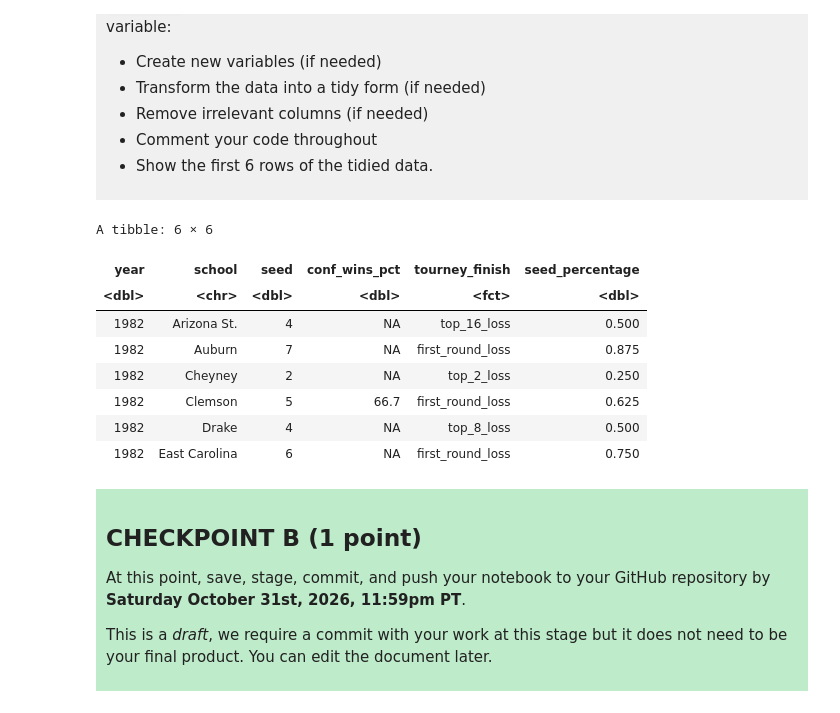
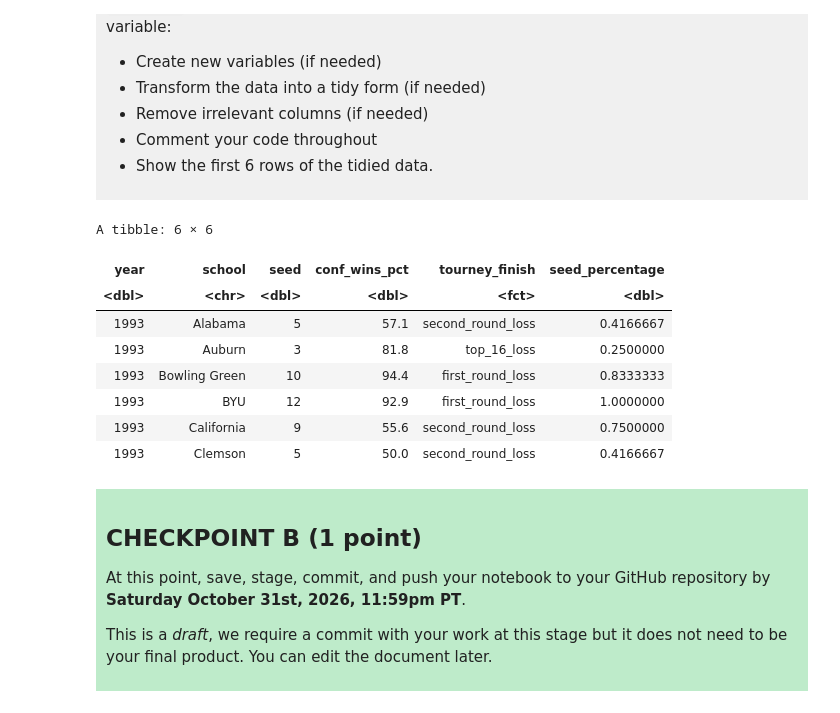
Before and after one commit to tarynluu/dsci-100-project-taryn-lu, a Jupyter notebook: dsci-100-project-notebook.ipynb, the cells around one changed output. Saved outputs shown, nothing was run; the diff lists cells and outputs as text; code cells hidden in the pictures.

Commit message:
Revised research question and data tidying accordingly

```diff
--- a/dsci-100-project-notebook.ipynb
+++ b/dsci-100-project-notebook.ipynb
@@ -223,34 +227,43 @@ Produce a tidy data set that could be used to answer your research question usin
 
 </div>
 # %%
+# this is for the ORIGINAL research question without removing missing values
+
 data_tidy <- data |>
 # remove irrelevant columns
     select(year, school, seed, conf_wins_pct, tourney_finish) |>
 
 # change tourney_finish to a factor
     mutate(tourney_finish = as.factor(tourney_finish))|>
 
 # find seed as a proportion of that year's largest seed number to account for different max seeds in the earlier years.
 # A lower percentage is better
     group_by(year)|>
     mutate(seed_percentage = seed / max(seed)) |>
     ungroup()
 
+# this is for the SECOND VERSION research question with missing values removed
+data_tidy_v2 <- data_tidy |>
+    filter(year %in% 1993:2018 )
+
+
 # show first 6 rows
-data_tidy_first_six <- data_tidy |>
+data_tidy_first_six <- data_tidy_v2 |>
     head()
 
 data_tidy_first_six
+
+# to clarify, data_tidy contains info from 1982-2018, data_tidy_v2 contains info from 1993-2018 and is what will be used moving forward
 # %% [output]
 A tibble: 6 × 6
 | year | school | seed | conf_wins_pct | tourney_finish | seed_percentage |
 | <dbl> | <chr> | <dbl> | <dbl> | <fct> | <dbl> |
-| 1982 | Arizona St. | 4 | NA | top_16_loss | 0.500 |
-| 1982 | Auburn | 7 | NA | first_round_loss | 0.875 |
-| 1982 | Cheyney | 2 | NA | top_2_loss | 0.250 |
-| 1982 | Clemson | 5 | 66.7 | first_round_loss | 0.625 |
-| 1982 | Drake | 4 | NA | top_8_loss | 0.500 |
-| 1982 | East Carolina | 6 | NA | first_round_loss | 0.750 |
+| 1993 | Alabama | 5 | 57.1 | second_round_loss | 0.4166667 |
+| 1993 | Auburn | 3 | 81.8 | top_16_loss | 0.2500000 |
+| 1993 | Bowling Green | 10 | 94.4 | first_round_loss | 0.8333333 |
+| 1993 | BYU | 12 | 92.9 | first_round_loss | 1.0000000 |
+| 1993 | California | 9 | 55.6 | second_round_loss | 0.7500000 |
+| 1993 | Clemson | 5 | 50.0 | second_round_loss | 0.4166667 |
 # %% [markdown]
 <div style="background-color: #beebca; padding: 10px;">
 
```
Also changed, not shown: parts of 7 cells of this notebook.
